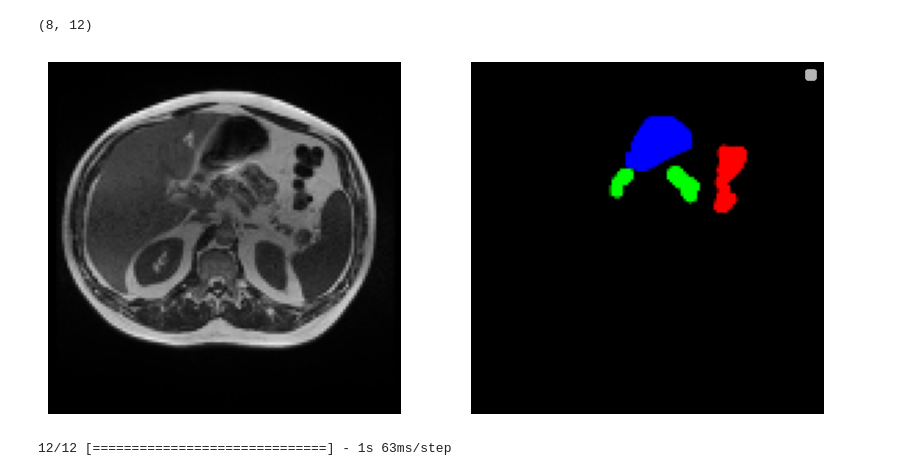
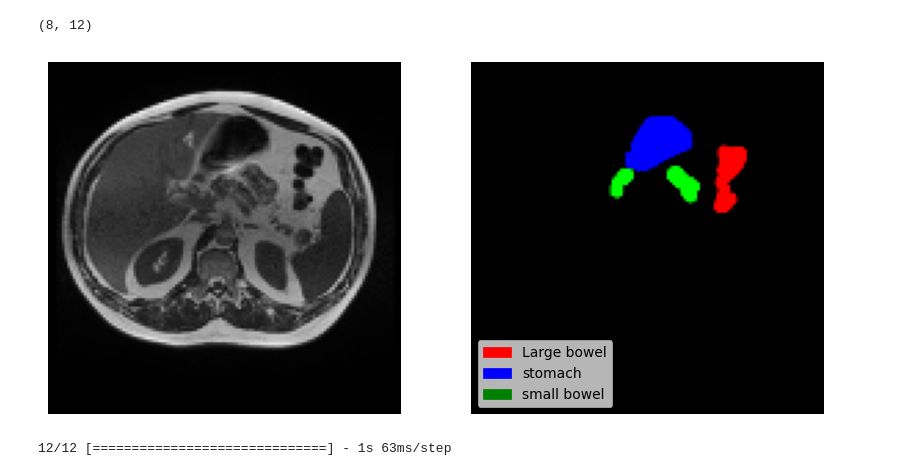
Before and after one commit to mohammed-444/GI-Tract-Image-Segmentation, a Jupyter notebook: Data_processing.ipynb, the cells around one changed output. Cells and saved outputs as stored; diff of their text form; code cells hidden in the pictures.

```diff
--- a/Data_processing.ipynb
+++ b/Data_processing.ipynb
@@ -288,27 +288,32 @@ frame = tf.image.resize(frame, [128, 128], method='nearest').numpy().reshape(128
 # %%
 fig, ax = plt.subplots(1, 2, figsize=(10, 10))
 ax[0].imshow(frame, cmap='bone')
 #* red mask
 
 ax[1].imshow(mask1, cmap='bone')
 # ax[1].imshow(mask2, cmap='rgb')
 # ax[1].imshow(mask3, cmap='rgb')
 
 #all_mask = mask1+mask2+mask3
 #ax[1].imshow(all_mask, cmap='bone')
 
 # ax.plot(x, x, ls='dotted', linewidth=2, color='red')
 #ax.set_title('Image', color = 'black')
 ax[0].grid(False)
 ax[1].grid(False)
 ax[0].set_axis_off()
 ax[1].set_axis_off()
-plt.legend(handles = [mask[:,:,0],mask[:,:,1],mask[:,:,1]],labels = ['mask1','mask2','mask3'])
+# plt.legend(handles = [mask[:,:,0],mask[:,:,1],mask[:,:,1]],labels = ['mask1','mask2','mask3'])
 #plt.legend(handles=patches, bbox_to_anchor=(1.1, 0.65), loc=2, borderaxespad=0.4,fontsize = 12,title='Mask Labels', title_fontsize=12, edgecolor="black",  facecolor='#c5c6c7', labelcolor = 'black')
 
+# rgb legend
+plt.legend(handles=[mpatches.Patch(color='red', label='Large bowel'),
+                    mpatches.Patch(color='blue', label='stomach'),
+                    mpatches.Patch(color='green', label='small bowel')], loc = 'lower left', labelcolor ='black')
+
 plt.show()
 # %% [output]
-[figure, old version]
+[figure, new version]
 # %%
 start = 20
 end = 32
```
Also changed, not shown: 1 other file.
